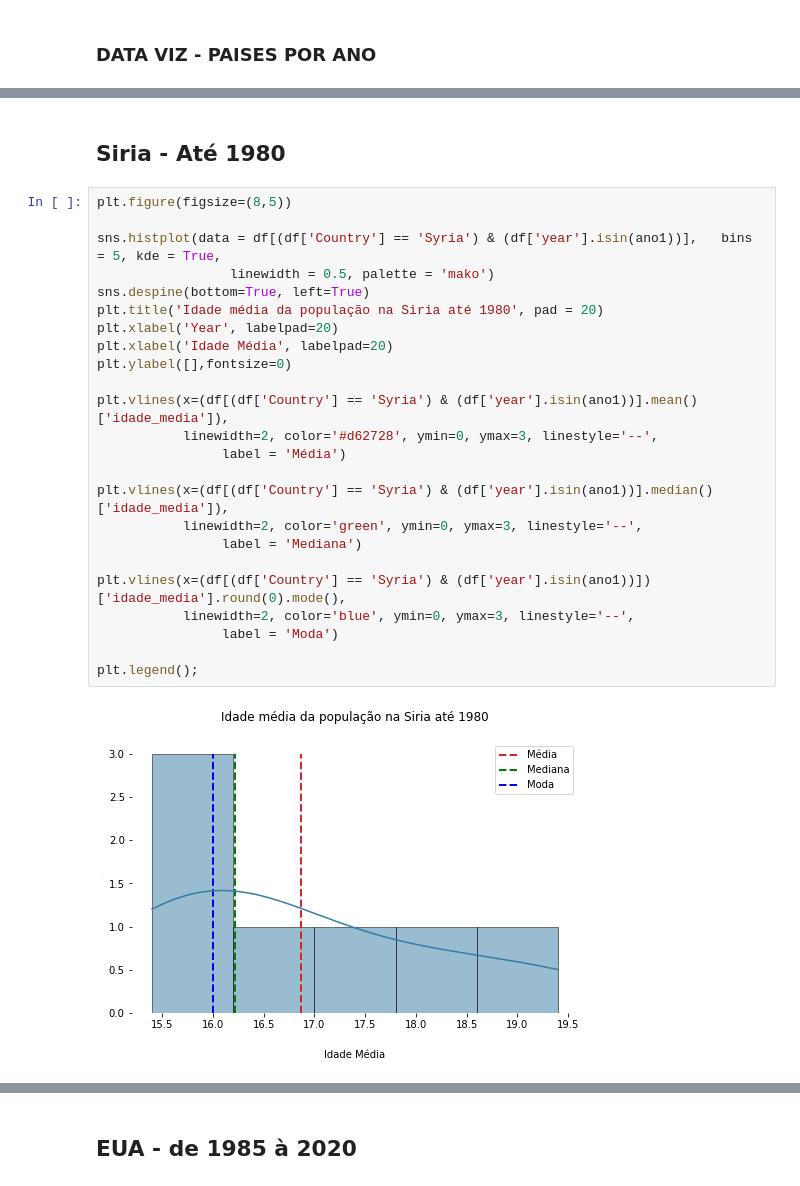
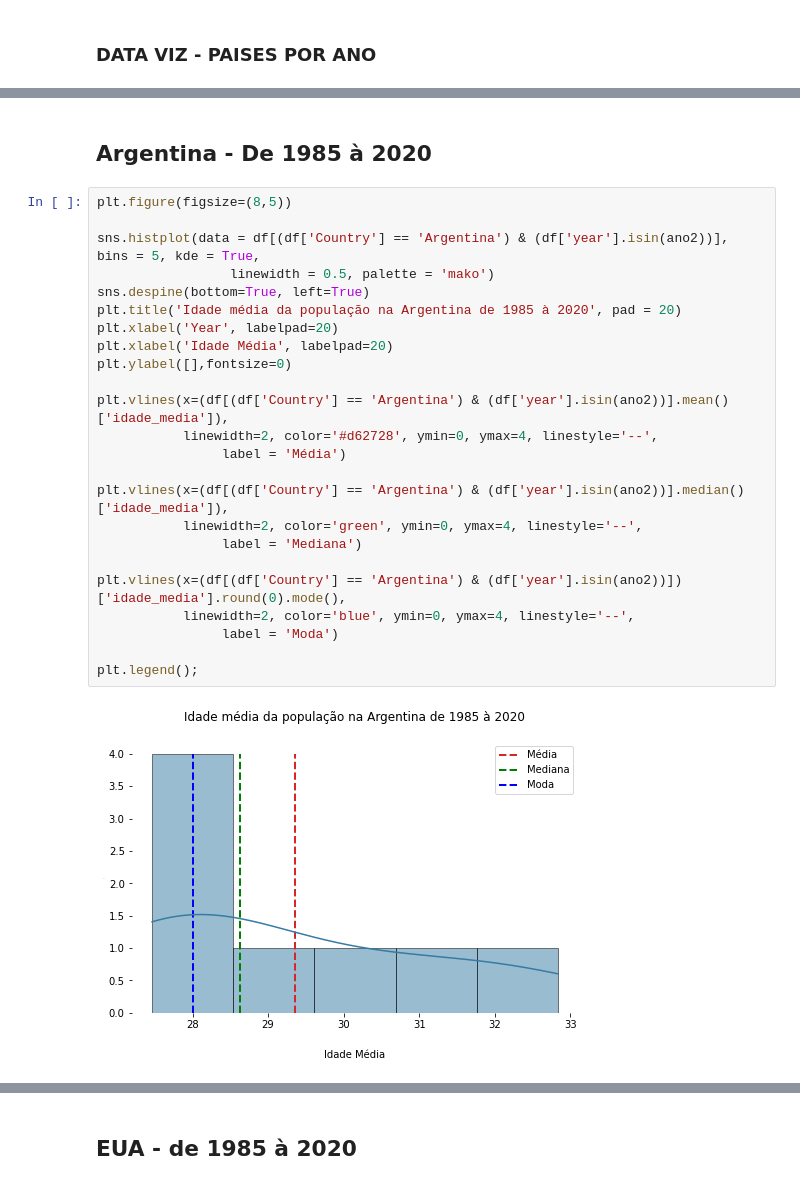
Before and after one commit to daianeklein/Space-Data, a Jupyter notebook: assimetria-idade.ipynb, the cells around one changed output, grey strips where cells are left out. Saved outputs shown, nothing was run; the diff lists cells and outputs as text.

```diff
--- a/assimetria-idade.ipynb
+++ b/assimetria-idade.ipynb
@@ -267,29 +257,29 @@ for p in paises:
-# %% [markdown]
-##  Siria - Até 1980
+# %% [markdown]
+##  Argentina - De 1985 à 2020
 # %%
 plt.figure(figsize=(8,5))
 
-sns.histplot(data = df[(df['Country'] == 'Syria') & (df['year'].isin(ano1))],   bins = 5, kde = True,
+sns.histplot(data = df[(df['Country'] == 'Argentina') & (df['year'].isin(ano2))],   bins = 5, kde = True,
                  linewidth = 0.5, palette = 'mako')
 sns.despine(bottom=True, left=True)
-plt.title('Idade média da população na Siria até 1980', pad = 20)
+plt.title('Idade média da população na Argentina de 1985 à 2020', pad = 20)
 plt.xlabel('Year', labelpad=20)
 plt.xlabel('Idade Média', labelpad=20)
 plt.ylabel([],fontsize=0)
 
-plt.vlines(x=(df[(df['Country'] == 'Syria') & (df['year'].isin(ano1))].mean()['idade_media']),
-           linewidth=2, color='#d62728', ymin=0, ymax=3, linestyle='--',
+plt.vlines(x=(df[(df['Country'] == 'Argentina') & (df['year'].isin(ano2))].mean()['idade_media']),
+           linewidth=2, color='#d62728', ymin=0, ymax=4, linestyle='--',
                 label = 'Média')
 
-plt.vlines(x=(df[(df['Country'] == 'Syria') & (df['year'].isin(ano1))].median()['idade_media']),
-           linewidth=2, color='green', ymin=0, ymax=3, linestyle='--',
+plt.vlines(x=(df[(df['Country'] == 'Argentina') & (df['year'].isin(ano2))].median()['idade_media']),
+           linewidth=2, color='green', ymin=0, ymax=4, linestyle='--',
                 label = 'Mediana')
 
-plt.vlines(x=(df[(df['Country'] == 'Syria') & (df['year'].isin(ano1))])['idade_media'].round(0).mode(),
-           linewidth=2, color='blue', ymin=0, ymax=3, linestyle='--',
+plt.vlines(x=(df[(df['Country'] == 'Argentina') & (df['year'].isin(ano2))])['idade_media'].round(0).mode(),
+           linewidth=2, color='blue', ymin=0, ymax=4, linestyle='--',
                 label = 'Moda')
 
 plt.legend();
 # %% [output]
-[figure, old version]
+[figure, new version]
 # %%
```
Also changed, not shown: parts of 9 cells of this notebook.
